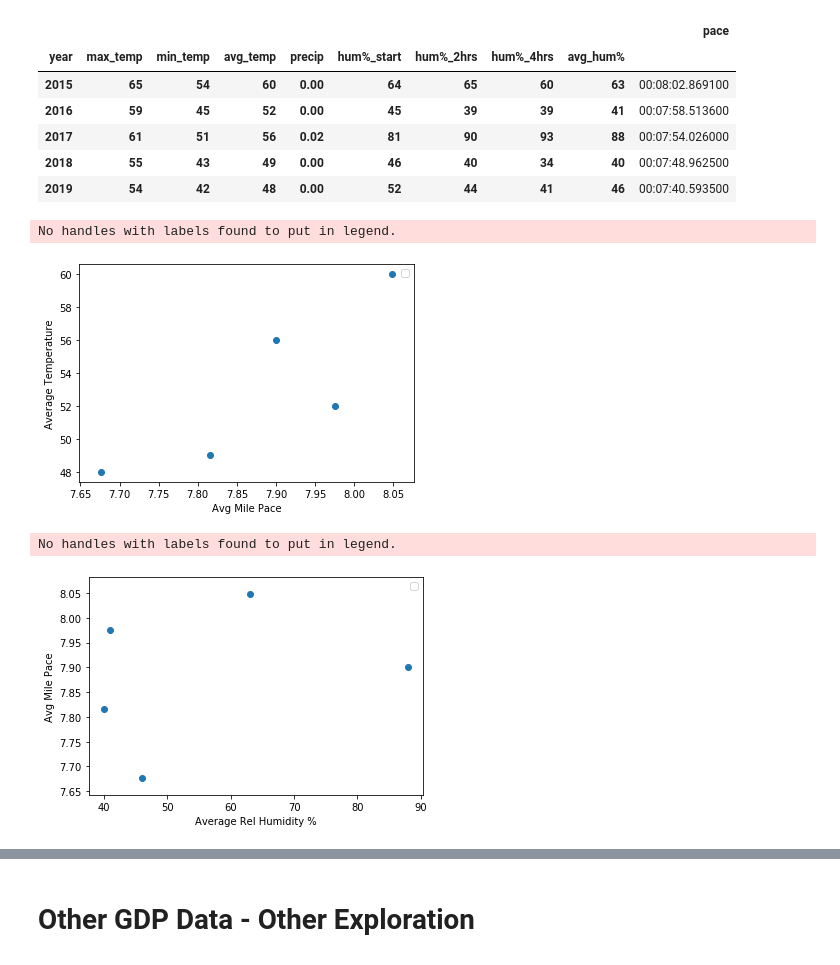
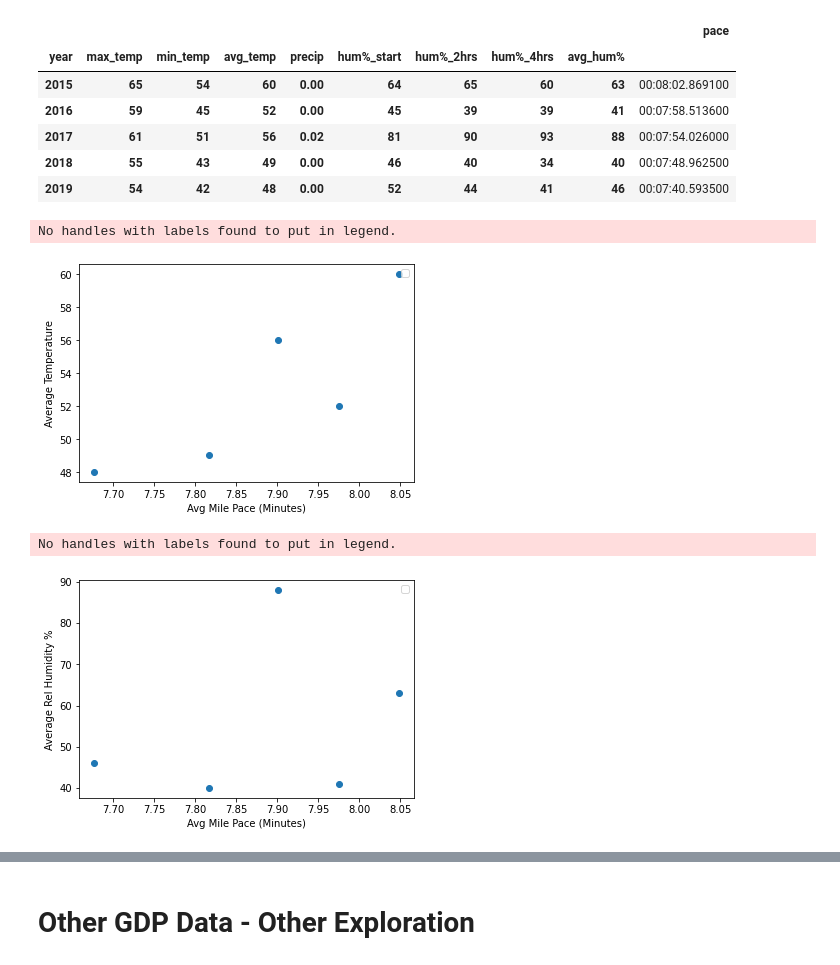
Before and after one commit to nmuldowney/nyc-marathon-capstone, a Jupyter notebook: notebooks/nyc_weather_and_gdp_eda.ipynb, the cells around one changed output, grey strips where cells are left out. Cells and saved outputs as stored; diff of their text form; code cells hidden in the pictures.

Commit message:
avg temp and pace regression plot

```diff
--- a/notebooks/nyc_weather_and_gdp_eda.ipynb
+++ b/notebooks/nyc_weather_and_gdp_eda.ipynb
@@ -425,18 +432,18 @@ race_weather_plot['pace_sec'] = pace_seconds
 # %%
 plt.scatter(y=race_weather_plot.avg_temp,x=race_weather_plot.pace_sec/60)
 plt.ylabel('Average Temperature')
-plt.xlabel('Avg Mile Pace')
+plt.xlabel('Avg Mile Pace (Minutes)')
 plt.legend()
 plt.show();
 # %% [output]
 No handles with labels found to put in legend.
-[figure, old version]
+[figure, new version]
 # %%
-plt.scatter(x=race_weather_plot['avg_hum%'],y=race_weather_plot.pace_sec/60)
-plt.xlabel('Average Rel Humidity %')
-plt.ylabel('Avg Mile Pace')
+plt.scatter(y=race_weather_plot['avg_hum%'],x=race_weather_plot.pace_sec/60)
+plt.ylabel('Average Rel Humidity %')
+plt.xlabel('Avg Mile Pace (Minutes)')
 plt.legend()
 plt.show();
 # %% [output]
 No handles with labels found to put in legend.
-[figure, old version]
+[figure, new version]
```
Also changed, not shown: parts of 18 cells of this notebook, 1 other file.
